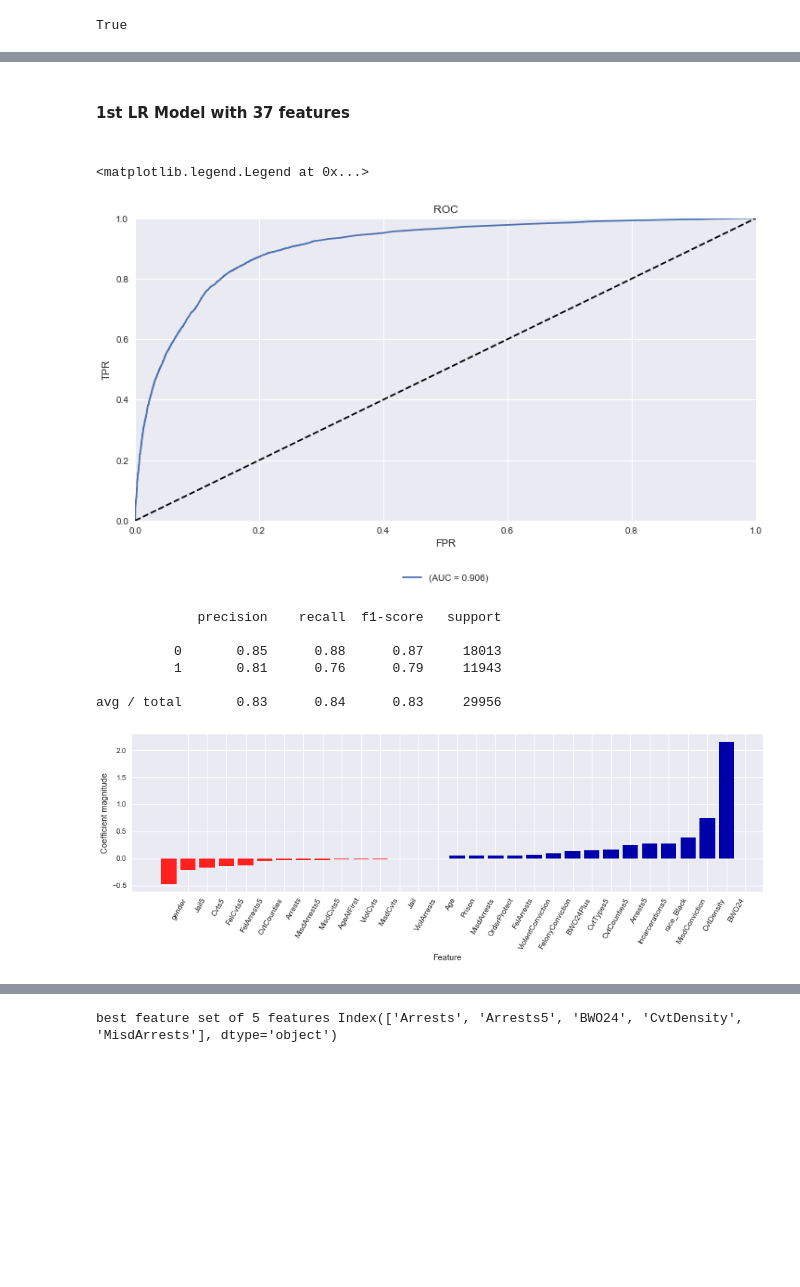
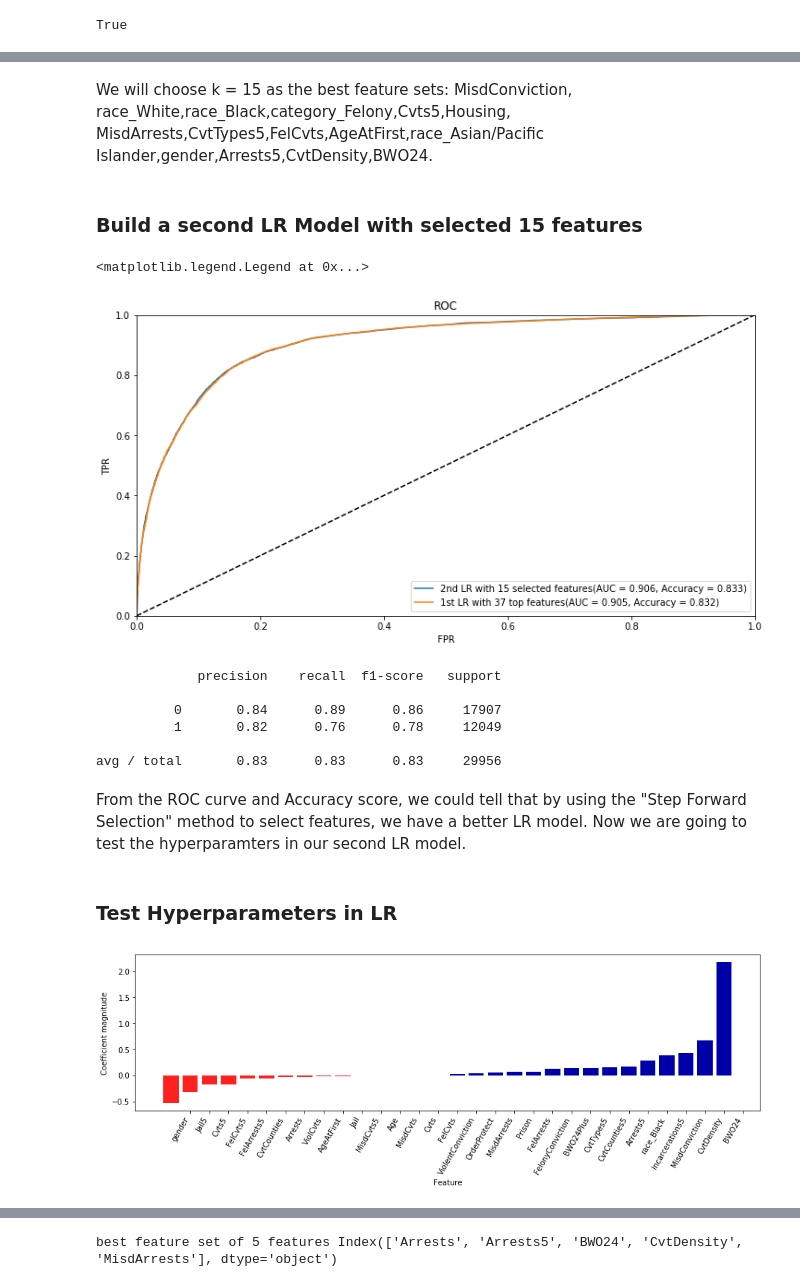
Before and after one commit to stella0316/Forecasting_Recidivism, a Jupyter notebook: Data Cleaning + First Model.ipynb, the cells around one changed output, grey strips where cells are left out. Saved outputs shown, nothing was run; the diff lists cells and outputs as text; code cells hidden in the pictures; blank space fills up the shorter version.

Commit message:
finish feature selection with two method

```diff
--- a/Data Cleaning + First Model.ipynb
+++ b/Data Cleaning + First Model.ipynb
@@ -8,10 +8,10 @@ import seaborn as sns
 #set datadir based on cwd
 cwd = os.getcwd()
 #OSX
-#datadir = cwd + '/data/'
-#raw = pd.read_csv(datadir+'raw.csv')
+datadir = cwd + '/data/'
+raw = pd.read_csv(datadir+'raw.csv')
 
 #Windows
-datadir = cwd + '\\data\\'
-raw = pd.read_csv(datadir+'raw_data.csv')
+#datadir = cwd + '\\data\\'
+#raw = pd.read_csv(datadir+'raw_data.csv')
 # %% [markdown]
@@ -19,6 +19,5 @@ raw = pd.read_csv(datadir+'raw_data.csv')
 # %%
-df = raw.set_index('defendantid')
-df = df.drop(['NewArrests36','NewFelArrests36', 'NewMisdArrests36', 'NewViolArrests36','NewArrest36', 'NewFelArrest36', 'NewMisdArrest36', 'NewViolArrest36'],axis = 1)
+df = raw.drop(['defendantid','NewArrests36','NewFelArrests36', 'NewMisdArrests36', 'NewViolArrests36','NewArrest36', 'NewFelArrest36', 'NewMisdArrest36', 'NewViolArrest36'],axis = 1)
 
 #created binary target variable
 #we are going to predict if the preson will commit a crime or not in the future 36 month
@@ -134,6 +106,7 @@ Multi-Class: Race, Category <br/>
 and other numeric features<br/>
 # %%
 #Step 5: Split Training and Testing data
+df = df.reset_index().drop('index',axis=1)
 train_df = df.sample(frac=0.7, replace=False)
 test_df = df[~df.index.isin(train_df.index)]
 # %%
@@ -227,0 +354,5 @@ Y_test = test[target]
+# %%
+from sklearn.model_selection import KFold
+#Run the forward selection
+cv = KFold(n_splits = 5)
+r = LR_Forward_Loss(X_train, Y_train, cv)
@@ -228,47 +387,49 @@ Y_test = test[target]
+# %% [markdown]
+We will choose k = 15 as the best feature sets: MisdConviction, race_White,race_Black,category_Felony,Cvts5,Housing, MisdArrests,CvtTypes5,FelCvts,AgeAtFirst,race_Asian/Pacific Islander,gender,Arrests5,CvtDensity,BWO24.
 # %% [markdown]
-<h4>1st LR Model with 37 features<h4/>
+<h3> Build a second LR Model with selected 15 features </h3>
 # %%
-X_train_1 = train[featureset_1]
-X_test_1 = test[featureset_1]
+featureset_3 = r[15][0]
+X_train_3 = train[featureset_3]
+X_test_3 = test[featureset_3]
 
 #Model1:Logistic Regression
-logreg = LogisticRegression(C=1e30)
-logreg.fit(X_train_1,Y_train)
-preds_logreg = logreg.predict_proba(X_test_1)[:, 1]
+logreg3 = LogisticRegression()
+logreg3.fit(X_train_3,Y_train)
+preds_logreg3 = logreg3.predict_proba(X_test_3)[:, 1]
 
 #Plot
 fig = plt.figure(figsize = (12, 6))
 ax = plt.subplot(111)
 
-fpr, tpr, thresholds = roc_curve(Y_test,preds_logreg)
-roc_auc = roc_auc_score(Y_test,preds_logreg)
+fpr3, tpr3, thresholds3 = roc_curve(Y_test,preds_logreg3)
+roc_auc3 = roc_auc_score(Y_test,preds_logreg3)
+accuracy3 = logreg3.score(X_test_3, Y_test)
 
-plt.plot(fpr, tpr, label = '(AUC = %0.3f)' % roc_auc)
+plt.plot(fpr3, tpr3, label = '2nd LR with 15 selected features(AUC = %0.3f, Accuracy = %0.3f)' % (roc_auc3,accuracy3))
+plt.plot(fpr1, tpr1, label = '1st LR with 37 top features(AUC = %0.3f, Accuracy = %0.3f)' % (roc_auc1,accuracy1))
 plt.plot([0, 1], [0, 1], 'k--')
 plt.xlim([0.0, 1.0])
 plt.ylim([0.0, 1.0])
 plt.xlabel('FPR')
 plt.ylabel('TPR')
 plt.title('ROC')
 plt.legend(loc="lower right")
-
-
-# Put a legend below current axis
-box = ax.get_position()
-ax.set_position([box.x0, box.y0 + box.height * 0.0 , box.width, box.height * 1])
-ax.legend(loc = 'upper center', bbox_to_anchor = (0.5, -0.15), fancybox = True,
-              shadow = True, ncol = 4, prop = {'size':10})
 # %% [output]
 <matplotlib.legend.Legend at 0x...>
-[figure, old version]
+[figure, new version]
 # %%
-print(classification_report(Y_test,logreg.predict(X_test_1)))
+print(classification_report(Y_test,logreg3.predict(X_test_3)))
 # %% [output]
              precision    recall  f1-score   support
 
-          0       0.85      0.88      0.87     18013
-          1       0.81      0.76      0.79     11943
+          0       0.84      0.89      0.86     17907
+          1       0.82      0.76      0.78     12049
 
-avg / total       0.83      0.84      0.83     29956
+avg / total       0.83      0.83      0.83     29956
+# %% [markdown]
+From the ROC curve and Accuracy score, we could tell that by using the "Step Forward Selection" method to select features, we have a better LR model. Now we are going to test the hyperparamters in our second LR model.
+# %% [markdown]
+<h3> Test Hyperparameters in LR </h3>
 # %%
 #From A. Muller https://github.com/amueller/mglearn/blob/master/mglearn/tools.py
@@ -425,9 +583,9 @@ def visualize_coefficients(coefficients, feature_names, n_top_features=25):
     plt.xlabel("Feature")
 # %%
 features=X_train_1.columns.values
-visualize_coefficients(logreg.coef_,features,n_top_features=15)
+visualize_coefficients(logreg1.coef_,features,n_top_features=15)
 # %% [output]
-[figure, old version]
+[figure, new version]
 # %%
 #From Intro to ML with Python by A Muller.
 #Use Recursive Feature Elimination to find best model with n_feat
```
Also changed, not shown: parts of 32 cells of this notebook.
